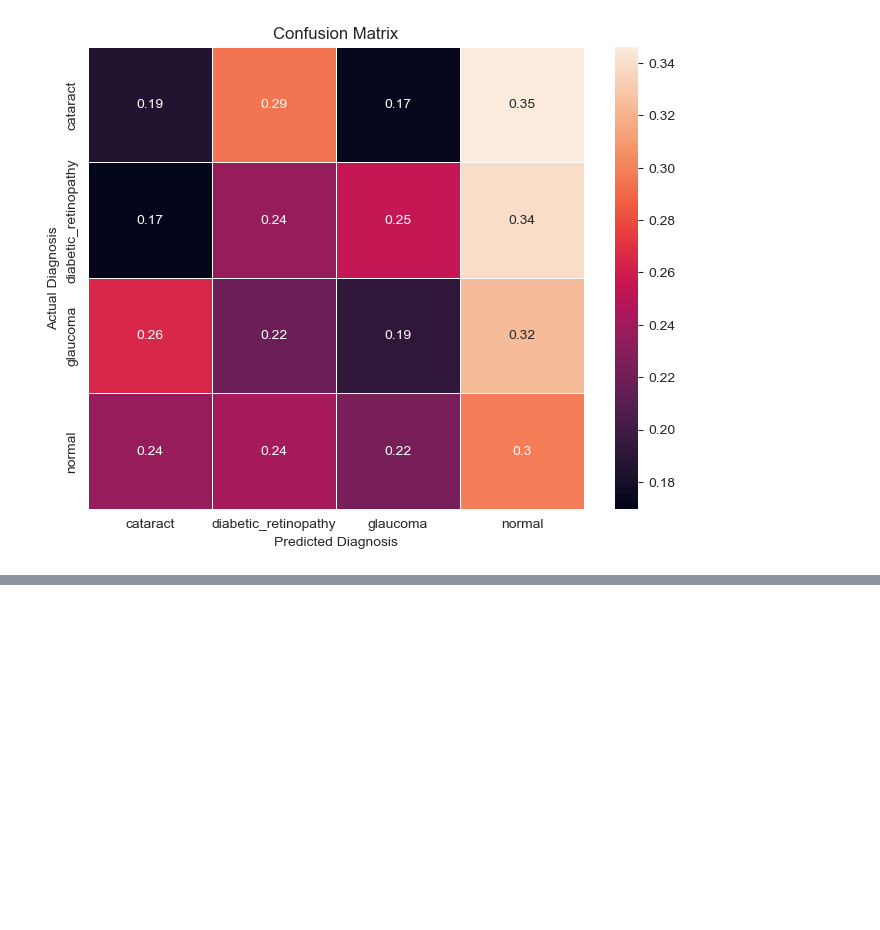
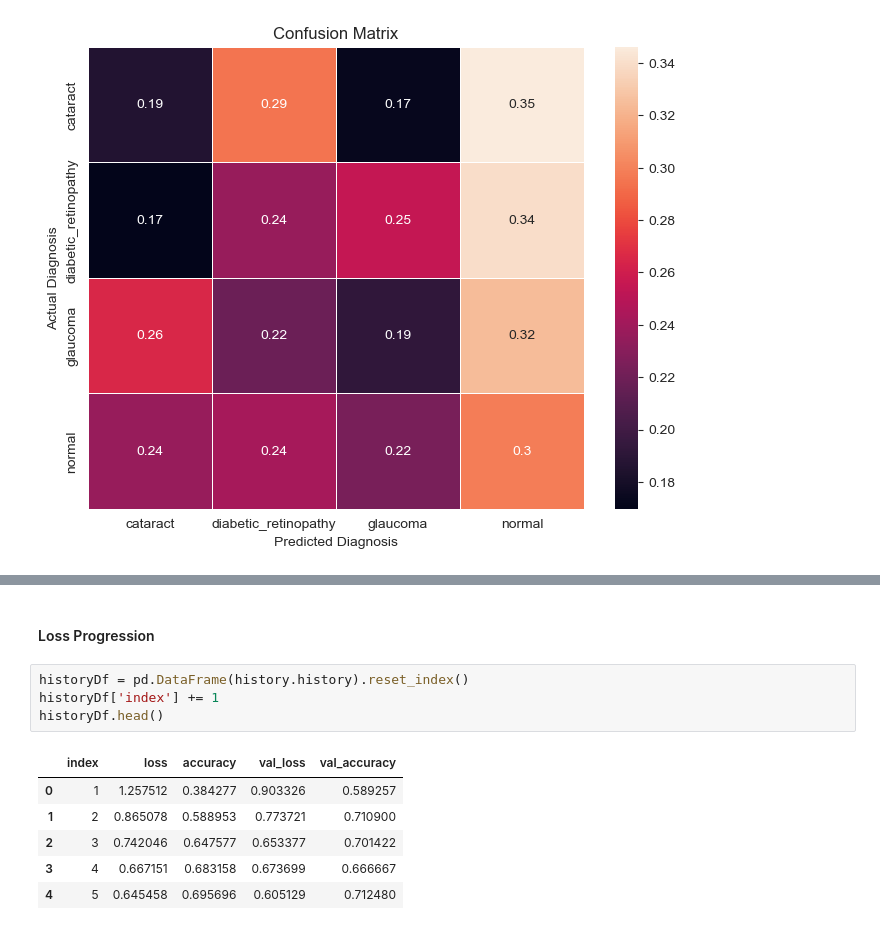
Before and after one commit to AsutoshDalei/Optic-Diseases, a Jupyter notebook: notebooks/OcularDiseaseClassification.ipynb, the cells around one changed output, grey strips where cells are left out. Cells and saved outputs as stored; diff of their text form; blank space fills up the shorter version.

```diff
--- a/notebooks/OcularDiseaseClassification.ipynb
+++ b/notebooks/OcularDiseaseClassification.ipynb
@@ -400,0 +468,13 @@ plt.show()
+# %% [markdown]
+#### Loss Progression
+# %%
+historyDf = pd.DataFrame(history.history).reset_index()
+historyDf['index'] += 1
+historyDf.head()
+# %% [output]
+|  | index | loss | accuracy | val_loss | val_accuracy |
+| 0 | 1 | 1.257512 | 0.384277 | 0.903326 | 0.589257 |
+| 1 | 2 | 0.865078 | 0.588953 | 0.773721 | 0.710900 |
+| 2 | 3 | 0.742046 | 0.647577 | 0.653377 | 0.701422 |
+| 3 | 4 | 0.667151 | 0.683158 | 0.673699 | 0.666667 |
+| 4 | 5 | 0.645458 | 0.695696 | 0.605129 | 0.712480 |
```
Also changed, not shown: parts of 22 cells of this notebook, 1 other file.
